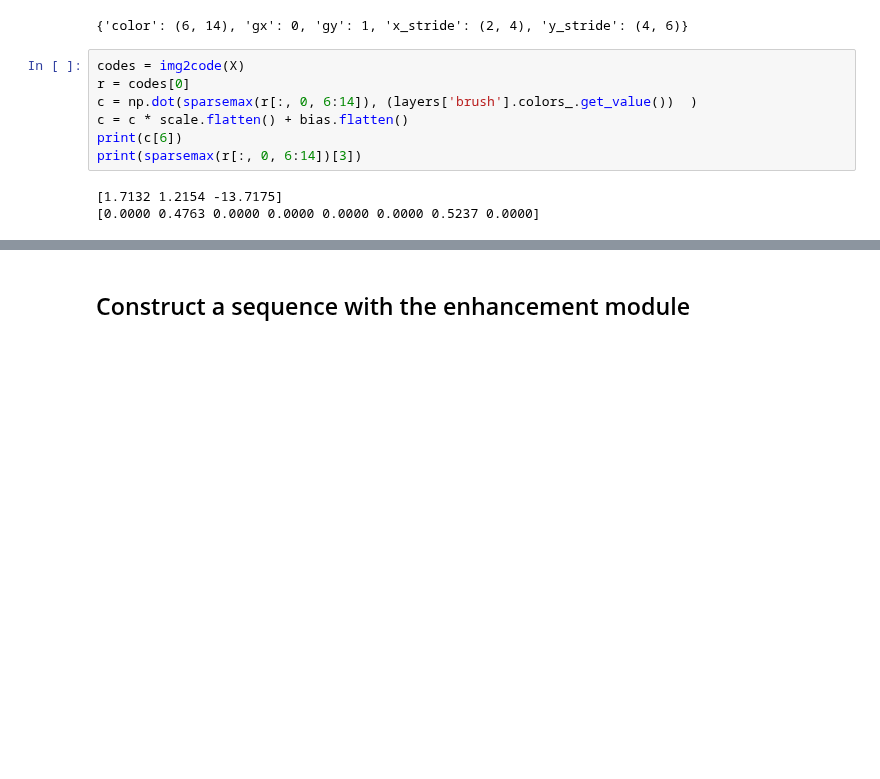
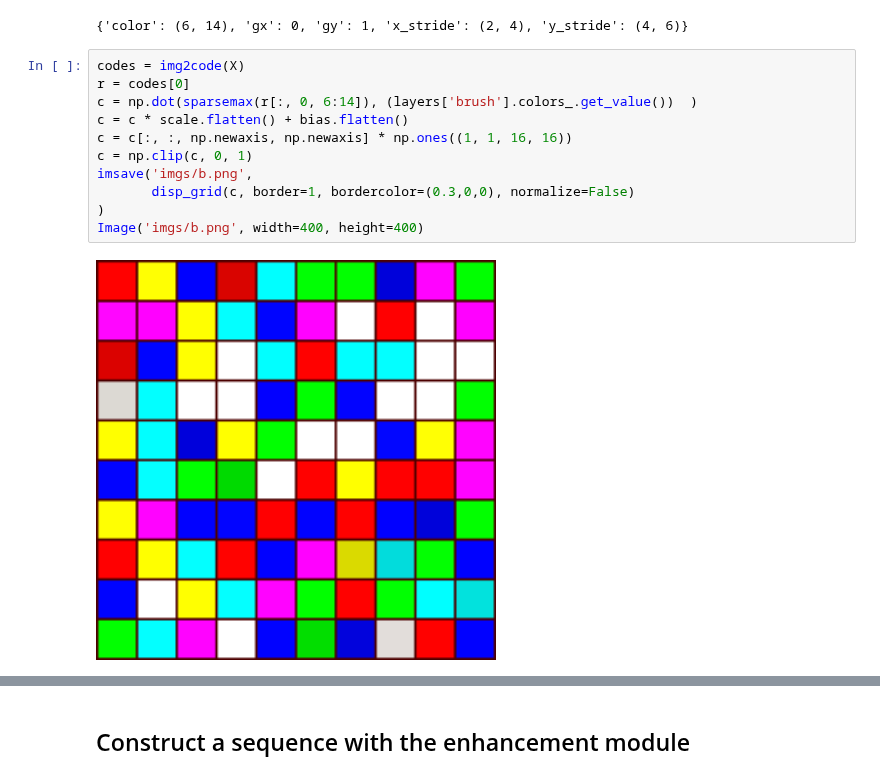
Before and after one commit to mehdidc/feature_generation, a Jupyter notebook: ipynb/brushstroke.ipynb, the cells around one changed output, grey strips where cells are left out. Drawn from its saved outputs; the diff is of its cells as text; blank space fills up the shorter version.

```diff
--- a/ipynb/brushstroke.ipynb
+++ b/ipynb/brushstroke.ipynb
@@ -166,13 +192,16 @@ layers['brush'].assign_
 # %%
 codes = img2code(X)
 r = codes[0]
 c = np.dot(sparsemax(r[:, 0, 6:14]), (layers['brush'].colors_.get_value())  )
 c = c * scale.flatten() + bias.flatten()
-print(c[6])
-print(sparsemax(r[:, 0, 6:14])[3])
+c = c[:, :, np.newaxis, np.newaxis] * np.ones((1, 1, 16, 16))
+c = np.clip(c, 0, 1)
+imsave('imgs/b.png',
+       disp_grid(c, border=1, bordercolor=(0.3,0,0), normalize=False)
+)
+Image('imgs/b.png', width=400, height=400)
 # %% [output]
-[1.7132 1.2154 -13.7175]
-[0.0000 0.4763 0.0000 0.0000 0.0000 0.0000 0.5237 0.0000]
+[figure, added]
 # %%
 from matplotlib.colors import Normalize, NoNorm
 b, = get_brush(X)
```
Also changed, not shown: parts of 23 cells of this notebook, 1 other file.
